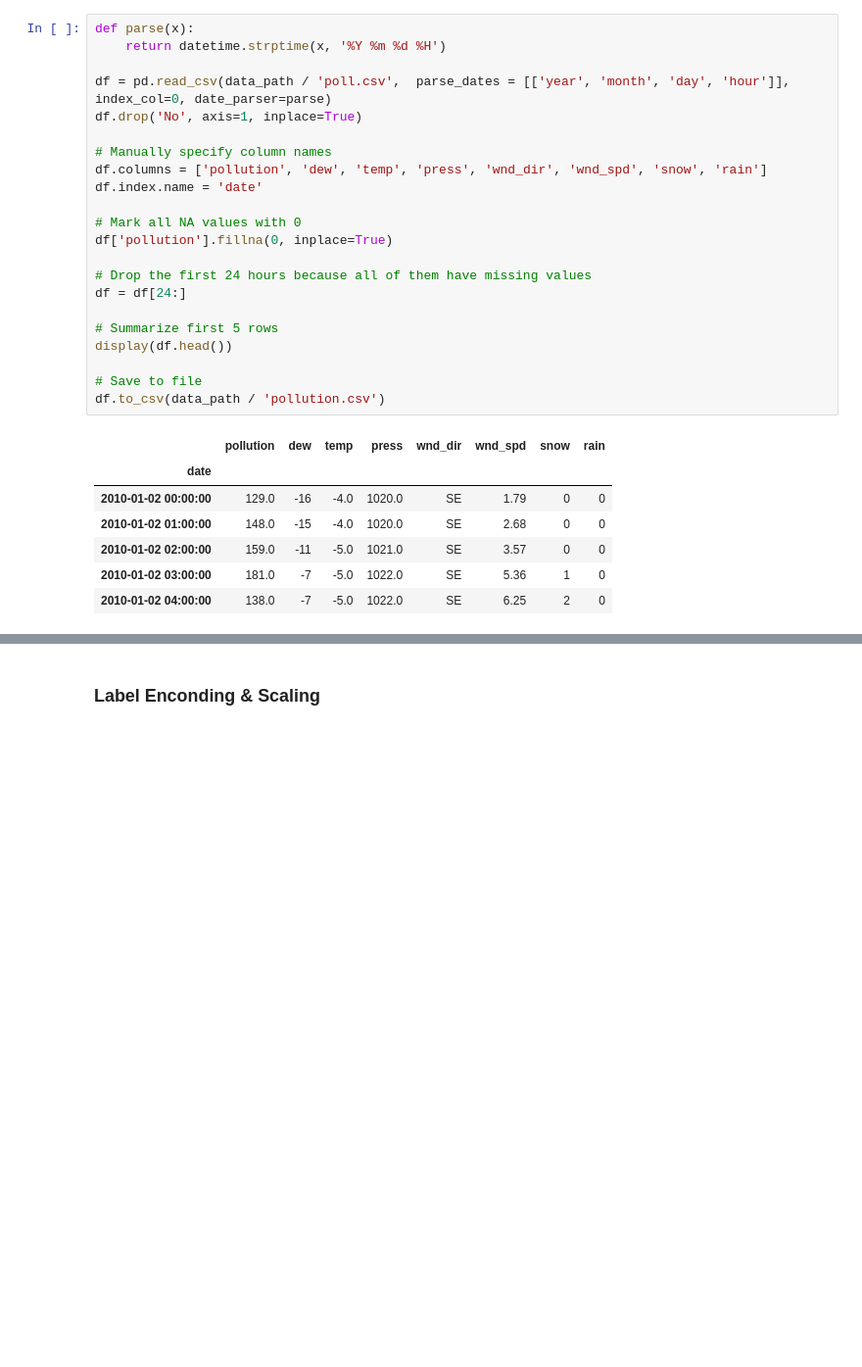
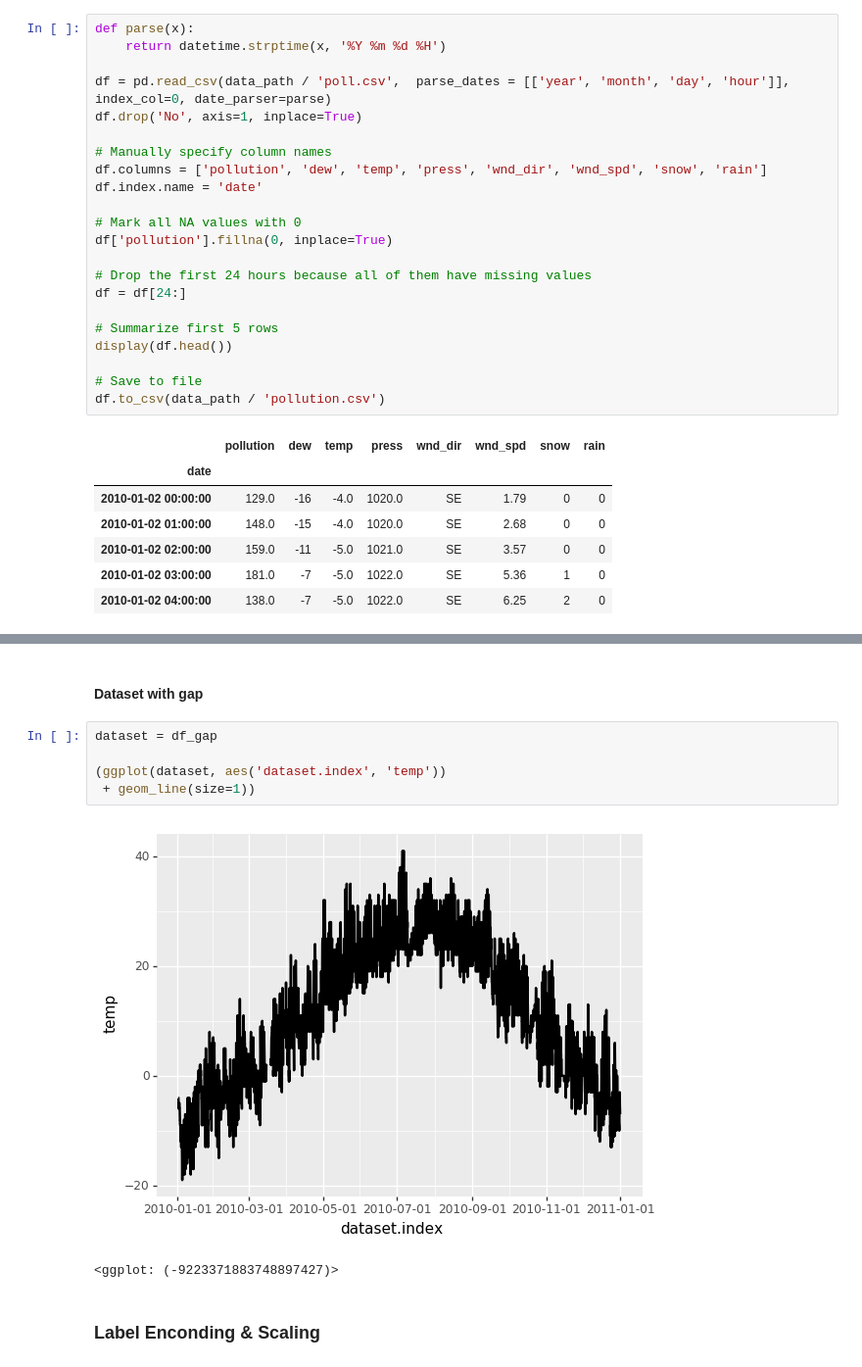
Before and after one commit to gentrexha/energy_efficient_ds, a Jupyter notebook: Assignment P2/notebooks/Assignment_P2.ipynb, the cells around one changed output, grey strips where cells are left out. Shown: that part at 98% size. Cells and saved outputs as stored; diff of their text form; blank space fills up the shorter version.

```diff
--- a/Assignment P2/notebooks/Assignment_P2.ipynb
+++ b/Assignment P2/notebooks/Assignment_P2.ipynb
@@ -54,3 +94,13 @@ df.to_csv(data_path / 'pollution.csv')
+# %% [markdown]
+#### Dataset with gap
+# %%
+dataset = df_gap
+
+(ggplot(dataset, aes('dataset.index', 'temp'))
+ + geom_line(size=1))
+# %% [output]
+[figure, added]
+<ggplot: (-9223371883748897427)>
 # %% [markdown]
 ### Label Enconding & Scaling
 # %%
```
Also changed, not shown: parts of 5 cells of this notebook.
